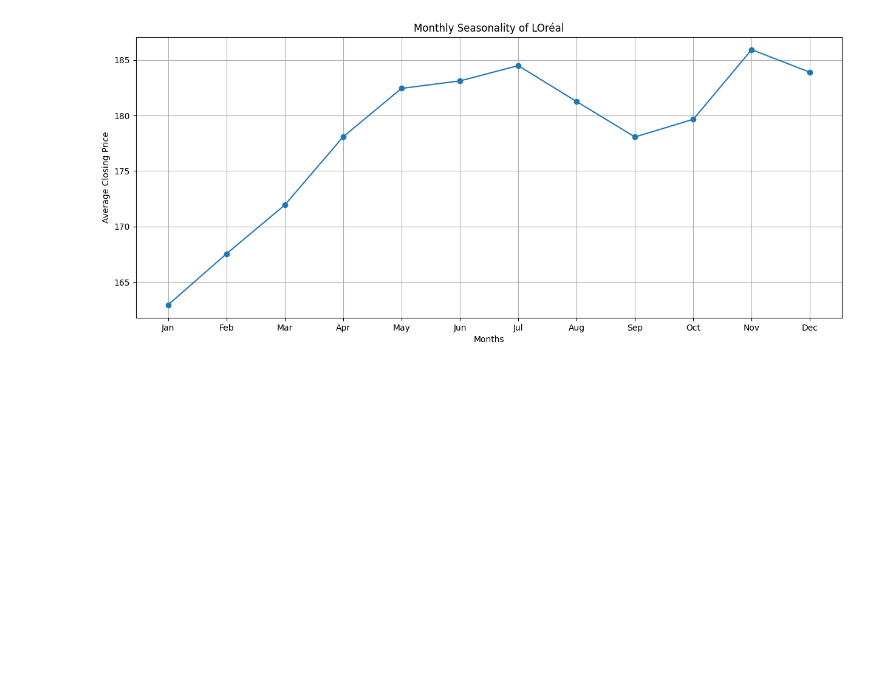
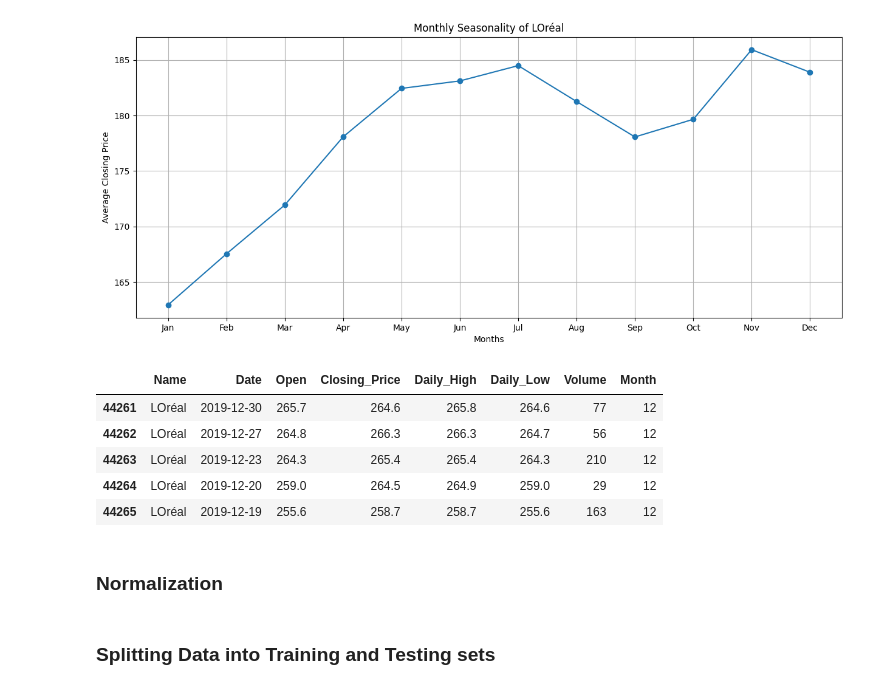
Before and after one commit to Ignacio-Antequera/Stock-Market-Predictions-with-LSTM-Neural-Networks, a Jupyter notebook: Stock Market - LSTM Neural Networks.ipynb, the cells around one changed output. Cells and saved outputs as stored; diff of their text form; code cells hidden in the pictures; blank space fills up the shorter version.

Commit message:
Finished the exploratory data analysis and splitting the training and testing sets

```diff
--- a/Stock Market - LSTM Neural Networks.ipynb
+++ b/Stock Market - LSTM Neural Networks.ipynb
@@ -512,3 +513,14 @@ plt.grid(True)
 plt.show()
 # %% [output]
 [figure]
+# %%
+specific_df.head()
+# %% [output]
+|  | Name | Date | Open | Closing_Price | Daily_High | Daily_Low | Volume | Month |
+| 44261 | LOréal | 2019-12-30 | 265.7 | 264.6 | 265.8 | 264.6 | 77 | 12 |
+| 44262 | LOréal | 2019-12-27 | 264.8 | 266.3 | 266.3 | 264.7 | 56 | 12 |
+| 44263 | LOréal | 2019-12-23 | 264.3 | 265.4 | 265.4 | 264.3 | 210 | 12 |
+| 44264 | LOréal | 2019-12-20 | 259.0 | 264.5 | 264.9 | 259.0 | 29 | 12 |
+| 44265 | LOréal | 2019-12-19 | 255.6 | 258.7 | 258.7 | 255.6 | 163 | 12 |
+# %% [markdown]
+### Normalization
@@ -514,0 +533,2 @@ plt.show()
+# %% [markdown]
+### Splitting Data into Training and Testing sets
```
Also changed, not shown: parts of 7 cells of this notebook.
